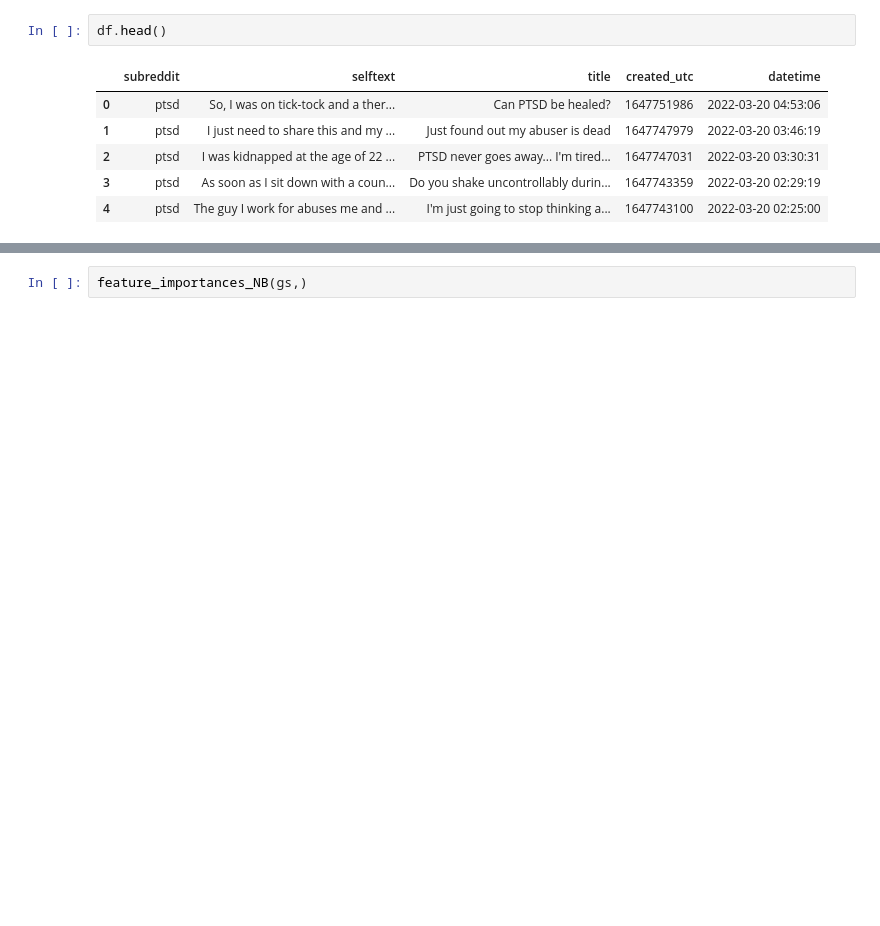
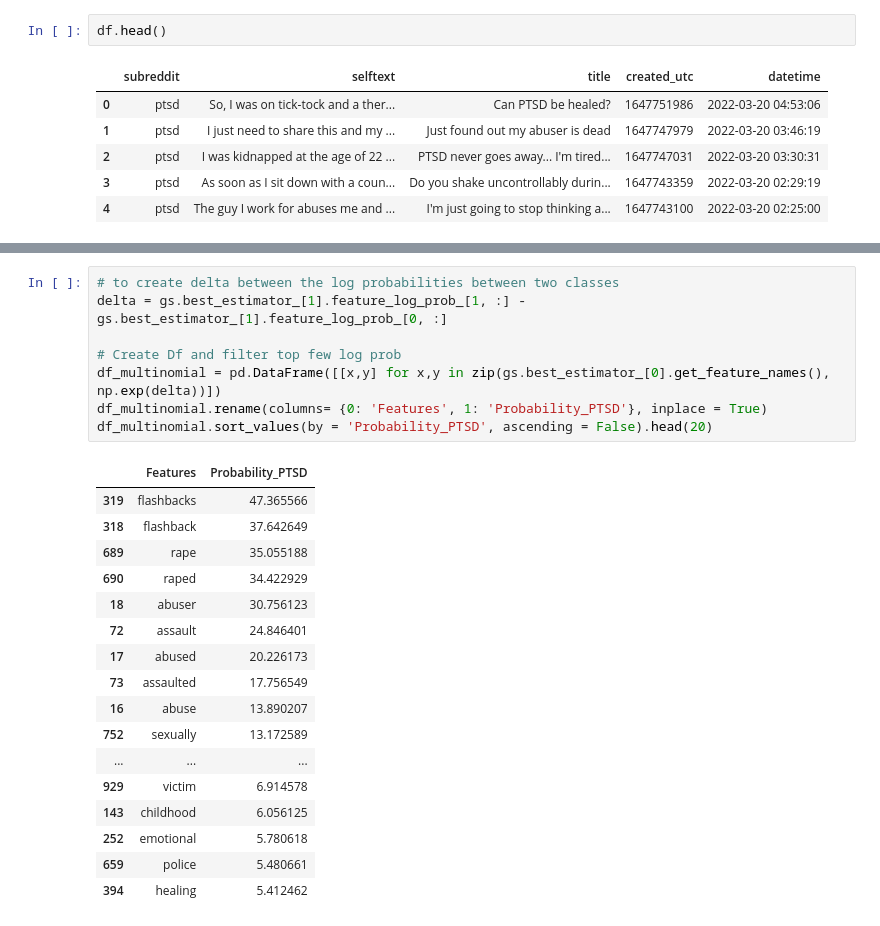
Before and after one commit to msamhz/GA-Lessons, a Jupyter notebook: project_3/MultinomialNB_Model.ipynb, the cells around one changed output, grey strips where cells are left out. Cells and saved outputs as stored; diff of their text form; blank space fills up the shorter version.

```diff
--- a/project_3/MultinomialNB_Model.ipynb
+++ b/project_3/MultinomialNB_Model.ipynb
@@ -193,2 +263,26 @@ NameError: name 'clf' is not defined
-# %%
-feature_importances_NB(gs,)
+# %%
+# to create delta between the log probabilities between two classes
+delta = gs.best_estimator_[1].feature_log_prob_[1, :] - gs.best_estimator_[1].feature_log_prob_[0, :]
+
+# Create Df and filter top few log prob
+df_multinomial = pd.DataFrame([[x,y] for x,y in zip(gs.best_estimator_[0].get_feature_names(), np.exp(delta))])
+df_multinomial.rename(columns= {0: 'Features', 1: 'Probability_PTSD'}, inplace = True)
+df_multinomial.sort_values(by = 'Probability_PTSD', ascending = False).head(20)
+# %% [output]
+|  | Features | Probability_PTSD |
+| 319 | flashbacks | 47.365566 |
+| 318 | flashback | 37.642649 |
+| 689 | rape | 35.055188 |
+| 690 | raped | 34.422929 |
+| 18 | abuser | 30.756123 |
+| 72 | assault | 24.846401 |
+| 17 | abused | 20.226173 |
+| 73 | assaulted | 17.756549 |
+| 16 | abuse | 13.890207 |
+| 752 | sexually | 13.172589 |
+| ... | ... | ... |
+| 929 | victim | 6.914578 |
+| 143 | childhood | 6.056125 |
+| 252 | emotional | 5.780618 |
+| 659 | police | 5.480661 |
+| 394 | healing | 5.412462 |
```
Also changed, not shown: parts of 23 cells of this notebook.
